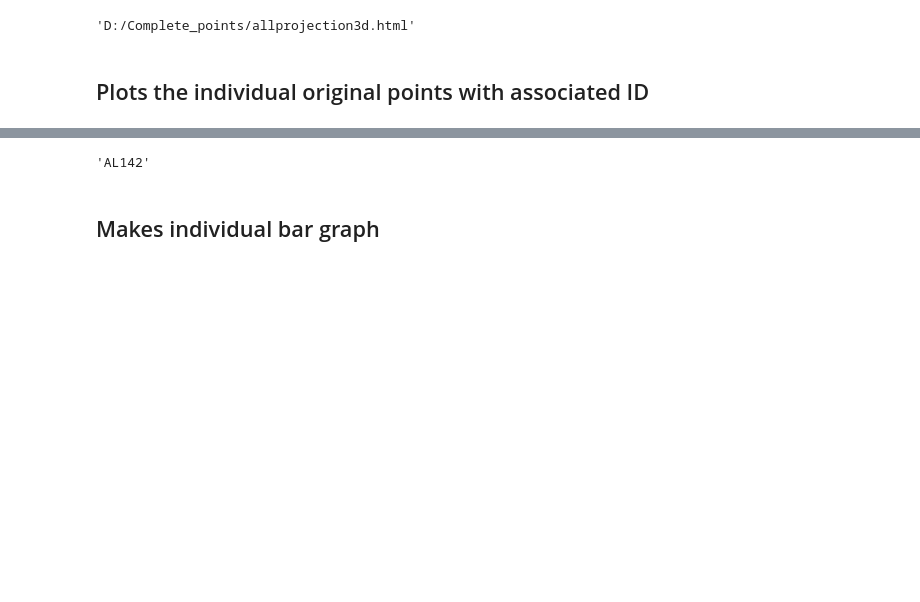
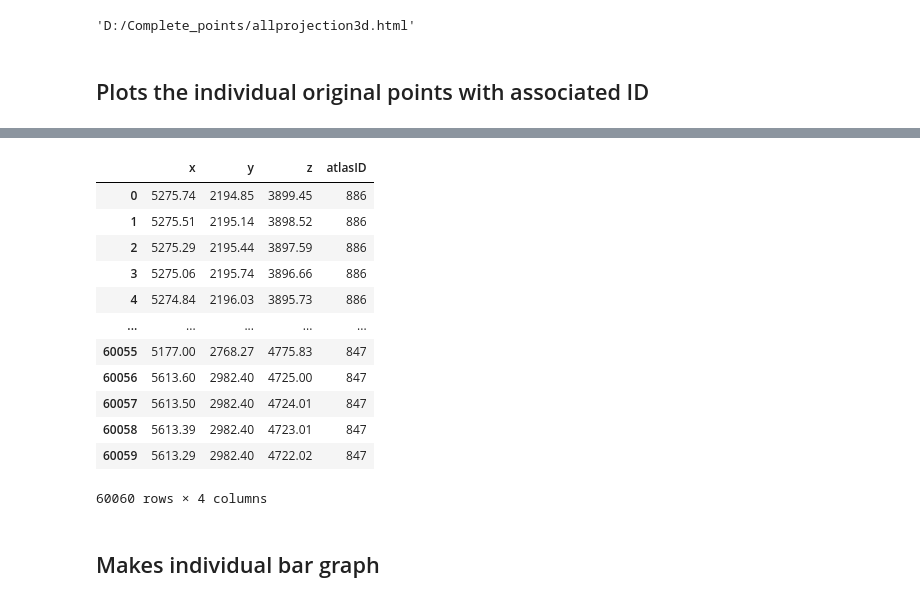
Before and after one commit to YANQI-LIU/Image_Registration, a Jupyter notebook: PlottingGraph.ipynb, the cells around one changed output, grey strips where cells are left out. Cells and saved outputs as stored; diff of their text form; code cells hidden in the pictures; blank space fills up the shorter version.

```diff
--- a/PlottingGraph.ipynb
+++ b/PlottingGraph.ipynb
@@ -99,14 +83,26 @@ ori_points
  'D:/Complete_points/GF243_oripoints_withID.csv']
 # %%
-axons=pd.read_csv(ori_points[9])
-axons['name']= [na.give_me_name(i) for i in axons['atlasID']]
-dendrites=pd.read_csv(ori_points[8])
-dendrites['name']= [na.give_me_name(i) for i in dendrites['atlasID']]
-mousename=na.find_mousename(ori_points[9])
+axons=pd.read_csv(ori_points[1])
+#axons['name']= [na.give_me_name(i) for i in axons['atlasID']]
+dendrites=pd.read_csv(ori_points[0])
+#dendrites['name']= [na.give_me_name(i) for i in dendrites['atlasID']]
+mousename=na.find_mousename(ori_points[1])
-# %%
-mousename
-# %% [output]
-'AL142'
+# %%
+axons
+# %% [output]
+|  | x | y | z | atlasID |
+| 0 | 5275.74 | 2194.85 | 3899.45 | 886 |
+| 1 | 5275.51 | 2195.14 | 3898.52 | 886 |
+| 2 | 5275.29 | 2195.44 | 3897.59 | 886 |
+| 3 | 5275.06 | 2195.74 | 3896.66 | 886 |
+| 4 | 5274.84 | 2196.03 | 3895.73 | 886 |
+| ... | ... | ... | ... | ... |
+| 60055 | 5177.00 | 2768.27 | 4775.83 | 847 |
+| 60056 | 5613.60 | 2982.40 | 4725.00 | 847 |
+| 60057 | 5613.50 | 2982.40 | 4724.01 | 847 |
+| 60058 | 5613.39 | 2982.40 | 4723.01 | 847 |
+| 60059 | 5613.29 | 2982.40 | 4722.02 | 847 |
+60060 rows × 4 columns
 # %%
 def make_scatter(axons, dendrites, mousename):
 
```
Also changed, not shown: parts of 22 cells of this notebook, 19 other files.
